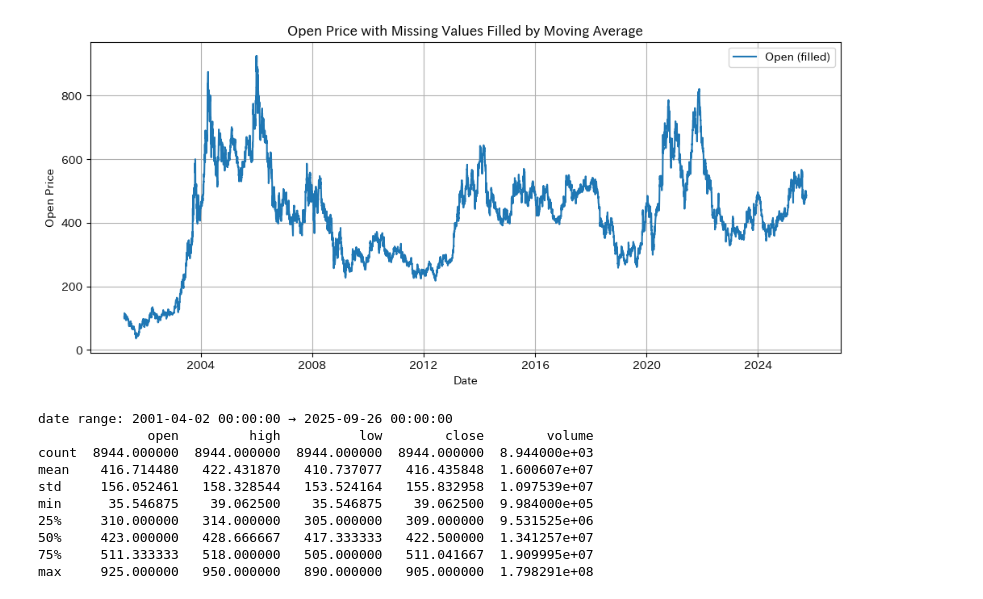
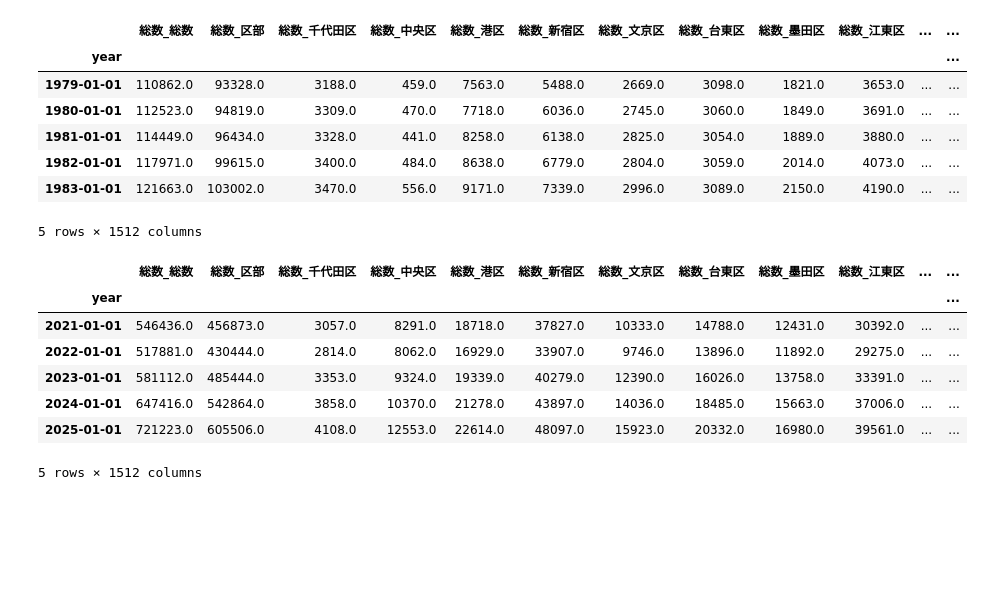
Before and after one commit to yut0takagi/ass-ds-exercises, a Jupyter notebook: notebook/01_eda.ipynb, the cells around one changed output. Cells and saved outputs as stored; diff of their text form; code cells hidden in the pictures; blank space fills up the shorter version.

```diff
--- a/notebook/01_eda.ipynb
+++ b/notebook/01_eda.ipynb
@@ -127,26 +10,25 @@ date
-# %%
-plt.figure(figsize=(12,5))
-plt.plot(filled.index, filled["open"], label="Open (filled)")
-plt.title("Open Price with Missing Values Filled by Moving Average")
-plt.xlabel("Date")
-plt.ylabel("Open Price")
-plt.legend()
-plt.grid(True)
-plt.savefig("../output/output_OpenPriceWithMissingValuesFilledByMovingAverage.png")
-plt.show()
-# %% [output]
-[figure, removed]
-# %%
-print("date range:", filled.index.min(), "→", filled.index.max())
-print(filled[["open","high","low","close","volume"]].describe())
-# %% [output]
-date range: 2001-04-02 00:00:00 → 2025-09-26 00:00:00
-              open         high          low        close        volume
-count  8944.000000  8944.000000  8944.000000  8944.000000  8.944000e+03
-mean    416.714480   422.431870   410.737077   416.435848  1.600607e+07
-std     156.052461   158.328544   153.524164   155.832958  1.097539e+07
-min      35.546875    39.062500    35.546875    39.062500  9.984000e+05
-25%     310.000000   314.000000   305.000000   309.000000  9.531525e+06
-50%     423.000000   428.666667   417.333333   422.500000  1.341257e+07
-75%     511.333333   518.000000   505.000000   511.041667  1.909995e+07
-max     925.000000   950.000000   890.000000   905.000000  1.798291e+08
+# %%
+DATA = "../data/tsa_外国人人口.csv"
+df = pd.read_csv(DATA)
+df = df.set_index("year")
+df.index = pd.to_datetime(df.index)
+# %%
+display(df.head())
+display(df.tail())
+# %% [output]
+|  | 総数_総数 | 総数_区部 | 総数_千代田区 | 総数_中央区 | 総数_港区 | 総数_新宿区 | 総数_文京区 | 総数_台東区 | 総数_墨田区 | 総数_江東区 | ... | ... |
+| year |  |  |  |  |  |  |  |  |  |  |  | ... |
+| 1979-01-01 | 110862.0 | 93328.0 | 3188.0 | 459.0 | 7563.0 | 5488.0 | 2669.0 | 3098.0 | 1821.0 | 3653.0 | ... | ... |
+| 1980-01-01 | 112523.0 | 94819.0 | 3309.0 | 470.0 | 7718.0 | 6036.0 | 2745.0 | 3060.0 | 1849.0 | 3691.0 | ... | ... |
+| 1981-01-01 | 114449.0 | 96434.0 | 3328.0 | 441.0 | 8258.0 | 6138.0 | 2825.0 | 3054.0 | 1889.0 | 3880.0 | ... | ... |
+| 1982-01-01 | 117971.0 | 99615.0 | 3400.0 | 484.0 | 8638.0 | 6779.0 | 2804.0 | 3059.0 | 2014.0 | 4073.0 | ... | ... |
+| 1983-01-01 | 121663.0 | 103002.0 | 3470.0 | 556.0 | 9171.0 | 7339.0 | 2996.0 | 3089.0 | 2150.0 | 4190.0 | ... | ... |
+5 rows × 1512 columns
+|  | 総数_総数 | 総数_区部 | 総数_千代田区 | 総数_中央区 | 総数_港区 | 総数_新宿区 | 総数_文京区 | 総数_台東区 | 総数_墨田区 | 総数_江東区 | ... | ... |
+| year |  |  |  |  |  |  |  |  |  |  |  | ... |
+| 2021-01-01 | 546436.0 | 456873.0 | 3057.0 | 8291.0 | 18718.0 | 37827.0 | 10333.0 | 14788.0 | 12431.0 | 30392.0 | ... | ... |
+| 2022-01-01 | 517881.0 | 430444.0 | 2814.0 | 8062.0 | 16929.0 | 33907.0 | 9746.0 | 13896.0 | 11892.0 | 29275.0 | ... | ... |
+| 2023-01-01 | 581112.0 | 485444.0 | 3353.0 | 9324.0 | 19339.0 | 40279.0 | 12390.0 | 16026.0 | 13758.0 | 33391.0 | ... | ... |
+| 2024-01-01 | 647416.0 | 542864.0 | 3858.0 | 10370.0 | 21278.0 | 43897.0 | 14036.0 | 18485.0 | 15663.0 | 37006.0 | ... | ... |
+| 2025-01-01 | 721223.0 | 605506.0 | 4108.0 | 12553.0 | 22614.0 | 48097.0 | 15923.0 | 20332.0 | 16980.0 | 39561.0 | ... | ... |
+5 rows × 1512 columns
```
Also changed, not shown: parts of 18 cells of this notebook, 9 other files.
